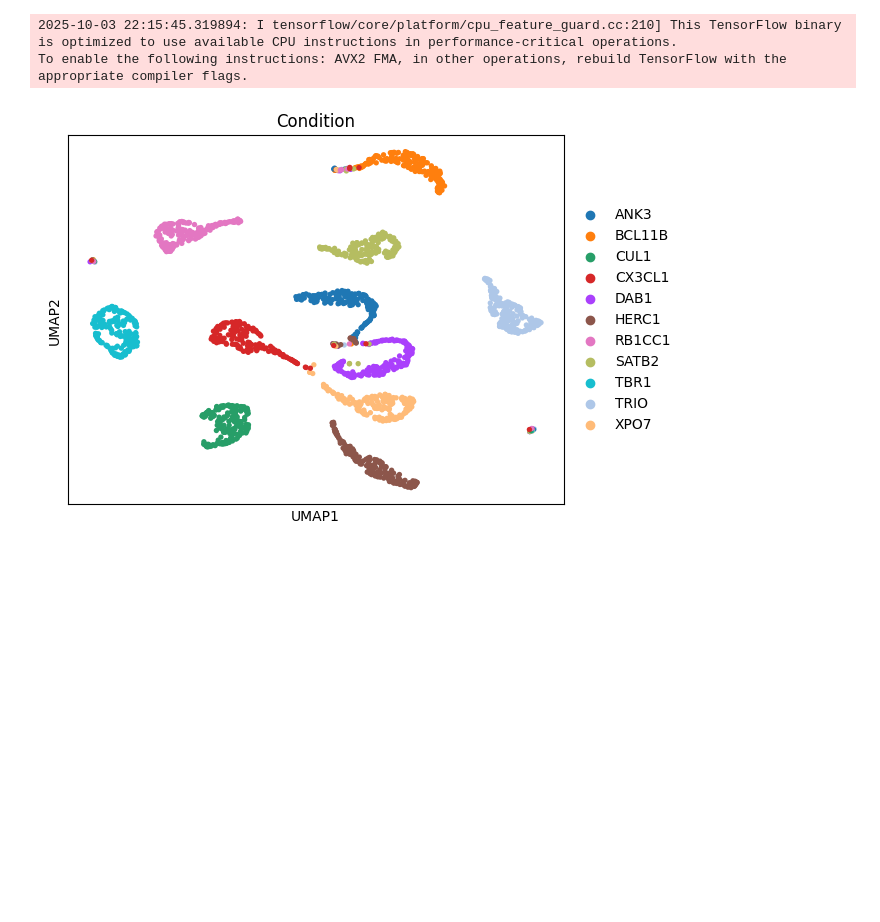
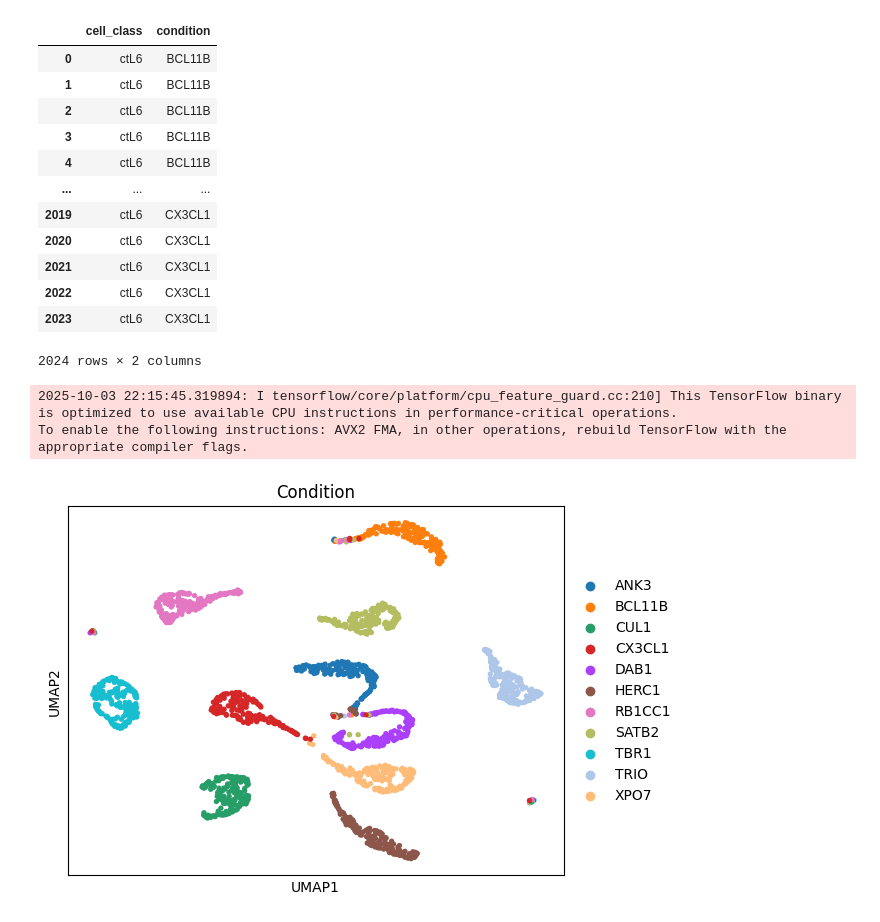
Before and after one commit to asunboi/proving-ground, a Jupyter notebook: 2_predict/check_prediction.ipynb, the cells around one changed output. Saved outputs shown, nothing was run; the diff lists cells and outputs as text; code cells hidden in the pictures; blank space fills up the shorter version.

```diff
--- a/2_predict/check_prediction.ipynb
+++ b/2_predict/check_prediction.ipynb
@@ -4,6 +4,22 @@ import matplotlib.pyplot as plt
 import pandas as pd
 # %%
 boli_state = sc.read_h5ad("logs/predict/runs/2025-09-24_08-49-57_boli_qual_high_amt_high/predictions/prediction_chunk_0.h5ad")
+# %%
+boli_state.obs
+# %% [output]
+|  | cell_class | condition |
+| 0 | ctL6 | BCL11B |
+| 1 | ctL6 | BCL11B |
+| 2 | ctL6 | BCL11B |
+| 3 | ctL6 | BCL11B |
+| 4 | ctL6 | BCL11B |
+| ... | ... | ... |
+| 2019 | ctL6 | CX3CL1 |
+| 2020 | ctL6 | CX3CL1 |
+| 2021 | ctL6 | CX3CL1 |
+| 2022 | ctL6 | CX3CL1 |
+| 2023 | ctL6 | CX3CL1 |
+2024 rows × 2 columns
 # %%
 sc.pp.pca(boli_state, n_comps = 50)
 sc.pp.neighbors(boli_state)
```
Also changed, not shown: 4 other files.
